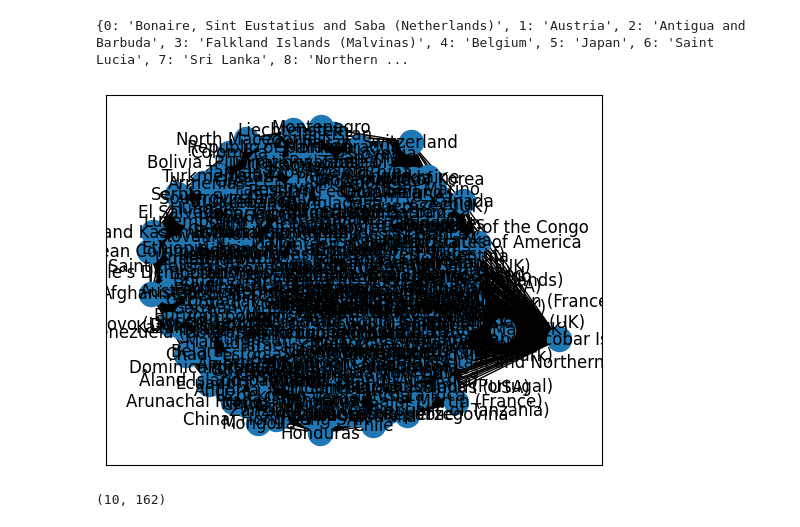
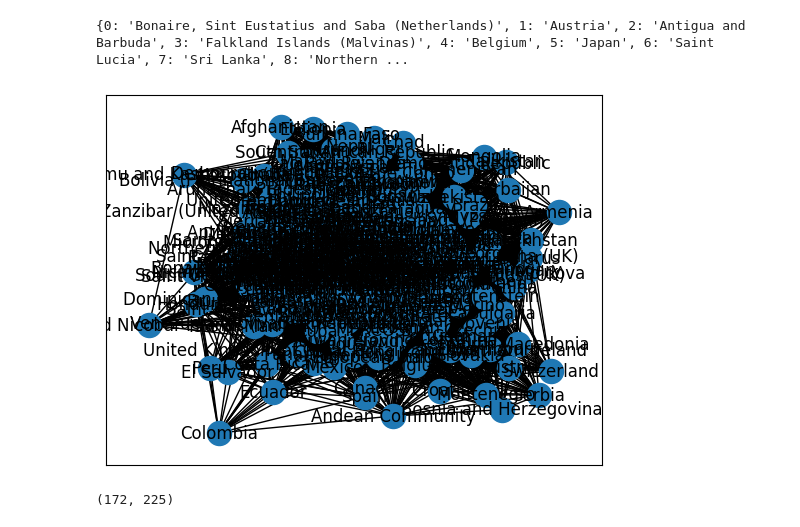
Before and after one commit to gustavn19/Fagprojekt, a Jupyter notebook: jb_graph.ipynb, the cells around one changed output. Saved outputs shown, nothing was run; the diff lists cells and outputs as text; code cells hidden in the pictures.

```diff
--- a/jb_graph.ipynb
+++ b/jb_graph.ipynb
@@ -321,28 +321,28 @@ print(countries_swap)
 # %%
 
 from networkx.algorithms.community import girvan_newman
 import networkx as nx
 import itertools
 import matplotlib.pyplot as plt
 
 G = nx.Graph()
 
 size = country_co_ocurrence.shape[0]
 
 
 G.add_nodes_from(range(size))
 
 for i in range(size):
         for j in range(i+1, size):
-            if country_co_ocurrence[i, j] != 0.0:
-            #if country_co_ocurrence[i, j] > 0.005:
+            #if country_co_ocurrence[i, j] != 0.0:
+            if country_co_ocurrence[i, j] > 0.002:
                 G.add_edge(i, j, weight=country_co_ocurrence[i, j])
 
 
 nx.draw_networkx(G, labels=countries_swap,with_labels=True)
 #nx.draw_spring(G, labels=countries_swap,with_labels=True)
 # %% [output]
-[figure, old version]
+[figure, new version]
 # %%
 from networkx import edge_betweenness_centrality as betweenness
 
@@ -352,6 +352,6 @@ def most_central_edge(G):
 
 most_central_edge(G)
 # %% [output]
-(10, 162)
+(172, 225)
 # %%
 
```
Also changed, not shown: parts of 5 cells of this notebook.
